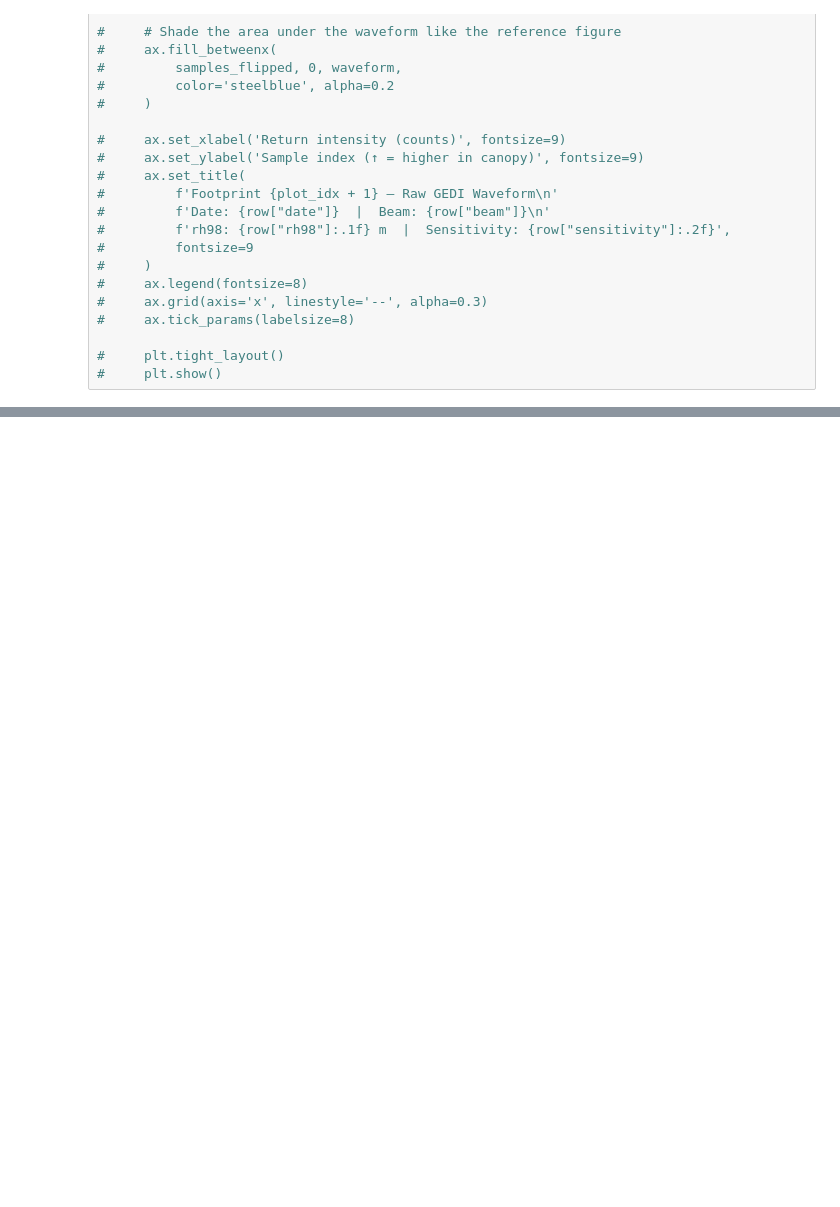
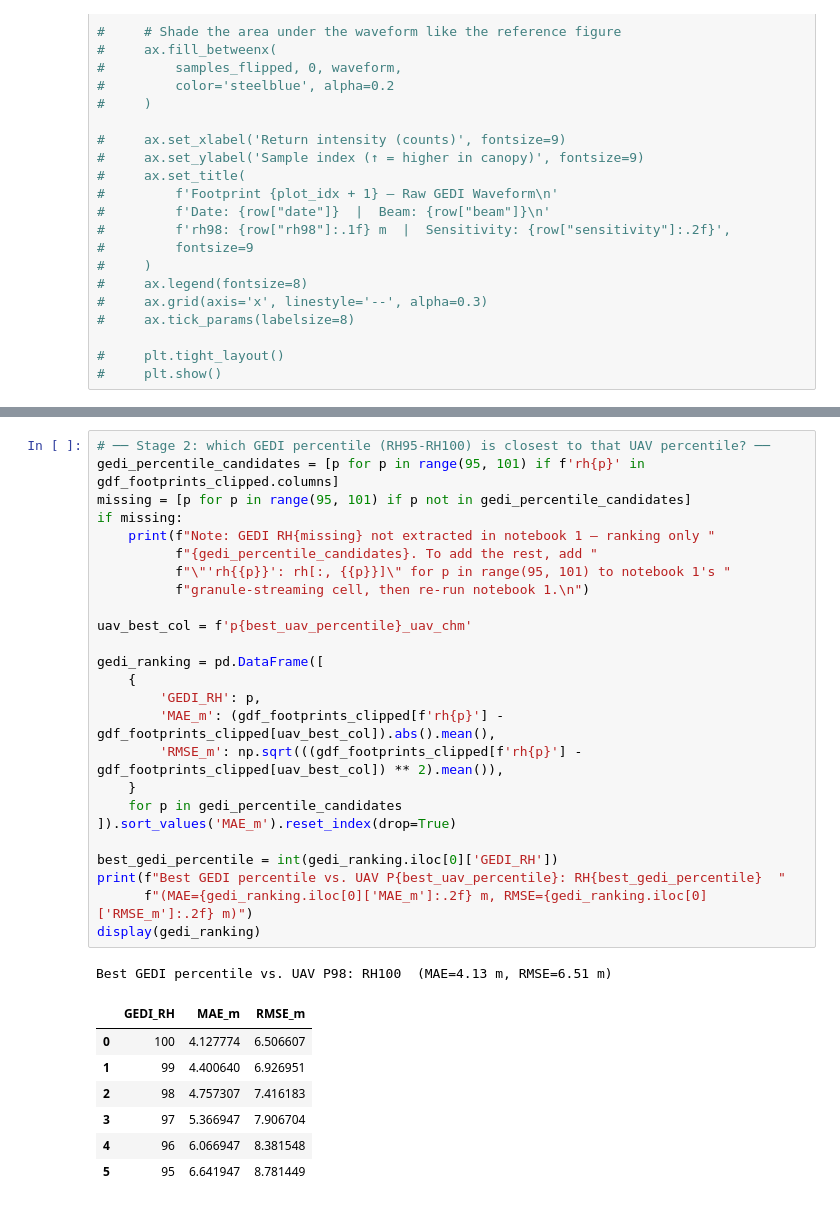
Before and after one commit to kara-davis/Biomass_Monitoring_Research, a Jupyter notebook: gedi_footprint_2_analysis.ipynb, the cells around one changed output, grey strips where cells are left out. Cells and saved outputs as stored; diff of their text form; blank space fills up the shorter version.

```diff
--- a/gedi_footprint_2_analysis.ipynb
+++ b/gedi_footprint_2_analysis.ipynb
@@ -268 +626,35 @@ print(f"Points GeoJSON updated:     {clipped_points_path}")
+# %%
+# ── Stage 2: which GEDI percentile (RH95-RH100) is closest to that UAV percentile? ──
+gedi_percentile_candidates = [p for p in range(95, 101) if f'rh{p}' in gdf_footprints_clipped.columns]
+missing = [p for p in range(95, 101) if p not in gedi_percentile_candidates]
+if missing:
+    print(f"Note: GEDI RH{missing} not extracted in notebook 1 — ranking only "
+          f"{gedi_percentile_candidates}. To add the rest, add "
+          f"\"'rh{{p}}': rh[:, {{p}}]\" for p in range(95, 101) to notebook 1's "
+          f"granule-streaming cell, then re-run notebook 1.\n")
+
+uav_best_col = f'p{best_uav_percentile}_uav_chm'
+
+gedi_ranking = pd.DataFrame([
+    {
+        'GEDI_RH': p,
+        'MAE_m': (gdf_footprints_clipped[f'rh{p}'] - gdf_footprints_clipped[uav_best_col]).abs().mean(),
+        'RMSE_m': np.sqrt(((gdf_footprints_clipped[f'rh{p}'] - gdf_footprints_clipped[uav_best_col]) ** 2).mean()),
+    }
+    for p in gedi_percentile_candidates
+]).sort_values('MAE_m').reset_index(drop=True)
+
+best_gedi_percentile = int(gedi_ranking.iloc[0]['GEDI_RH'])
+print(f"Best GEDI percentile vs. UAV P{best_uav_percentile}: RH{best_gedi_percentile}  "
+      f"(MAE={gedi_ranking.iloc[0]['MAE_m']:.2f} m, RMSE={gedi_ranking.iloc[0]['RMSE_m']:.2f} m)")
+display(gedi_ranking)
+# %% [output]
+Best GEDI percentile vs. UAV P98: RH100  (MAE=4.13 m, RMSE=6.51 m)
+|  | GEDI_RH | MAE_m | RMSE_m |
+| 0 | 100 | 4.127774 | 6.506607 |
+| 1 | 99 | 4.400640 | 6.926951 |
+| 2 | 98 | 4.757307 | 7.416183 |
+| 3 | 97 | 5.366947 | 7.906704 |
+| 4 | 96 | 6.066947 | 8.381548 |
+| 5 | 95 | 6.641947 | 8.781449 |
 # %% [markdown]
```
Also changed, not shown: parts of 25 cells of this notebook, 1 other file.
